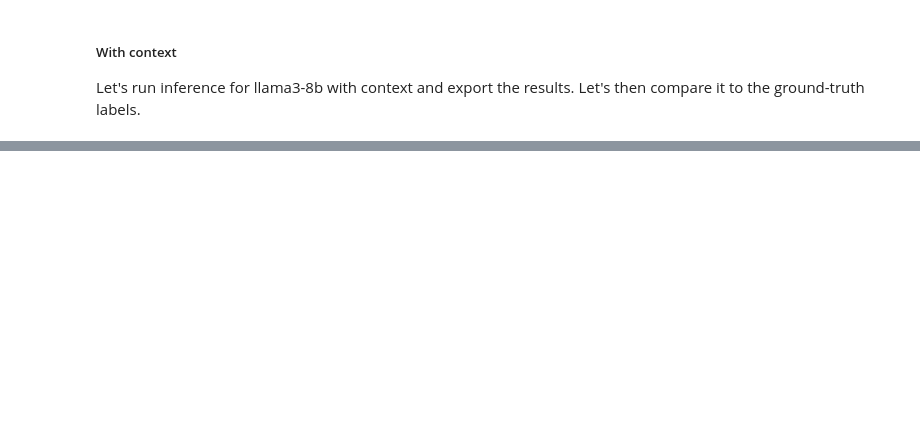
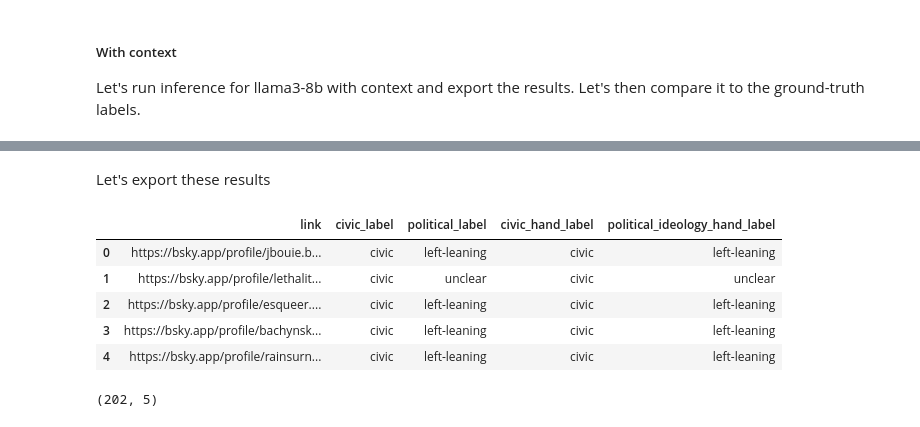
Before and after one commit to METResearchGroup/bluesky-research, a Jupyter notebook: demos/groq_llama3_labeling/llama3_8b.ipynb, the cells around one changed output, grey strips where cells are left out. Drawn from its saved outputs; the diff is of its cells as text; code cells hidden in the pictures; blank space fills up the shorter version.

```diff
--- a/demos/groq_llama3_labeling/llama3_8b.ipynb
+++ b/demos/groq_llama3_labeling/llama3_8b.ipynb
@@ -140,0 +346,4 @@ for idx, prompt in enumerate(prompts_lst):
+# %%
+llama3_8b_context_prompts_subset = (
+    llama3_8b_context_prompts_df[["link", "civic_label", "political_label"]]
+)
@@ -140,0 +359,7 @@ for idx, prompt in enumerate(prompts_lst):
+# %%
+joined_llama3_8b_context_results = pd.merge(
+    llama3_8b_context_prompts_subset, ground_truth_labels_subset,
+    on="link"
+)
+# %% [markdown]
+Let's export these results
@@ -140,0 +370,13 @@ for idx, prompt in enumerate(prompts_lst):
+# %%
+joined_llama3_8b_context_results.head()
+# %% [output]
+|  | link | civic_label | political_label | civic_hand_label | political_ideology_hand_label |
+| 0 | https://bsky.app/profile/jbouie.b... | civic | left-leaning | civic | left-leaning |
+| 1 | https://bsky.app/profile/lethalit... | civic | unclear | civic | unclear |
+| 2 | https://bsky.app/profile/esqueer.... | civic | left-leaning | civic | left-leaning |
+| 3 | https://bsky.app/profile/bachynsk... | civic | left-leaning | civic | left-leaning |
+| 4 | https://bsky.app/profile/rainsurn... | civic | left-leaning | civic | left-leaning |
+# %%
+joined_llama3_8b_context_results.shape
+# %% [output]
+(202, 5)
```
Also changed, not shown: parts of 56 cells of this notebook, 6 other files.
